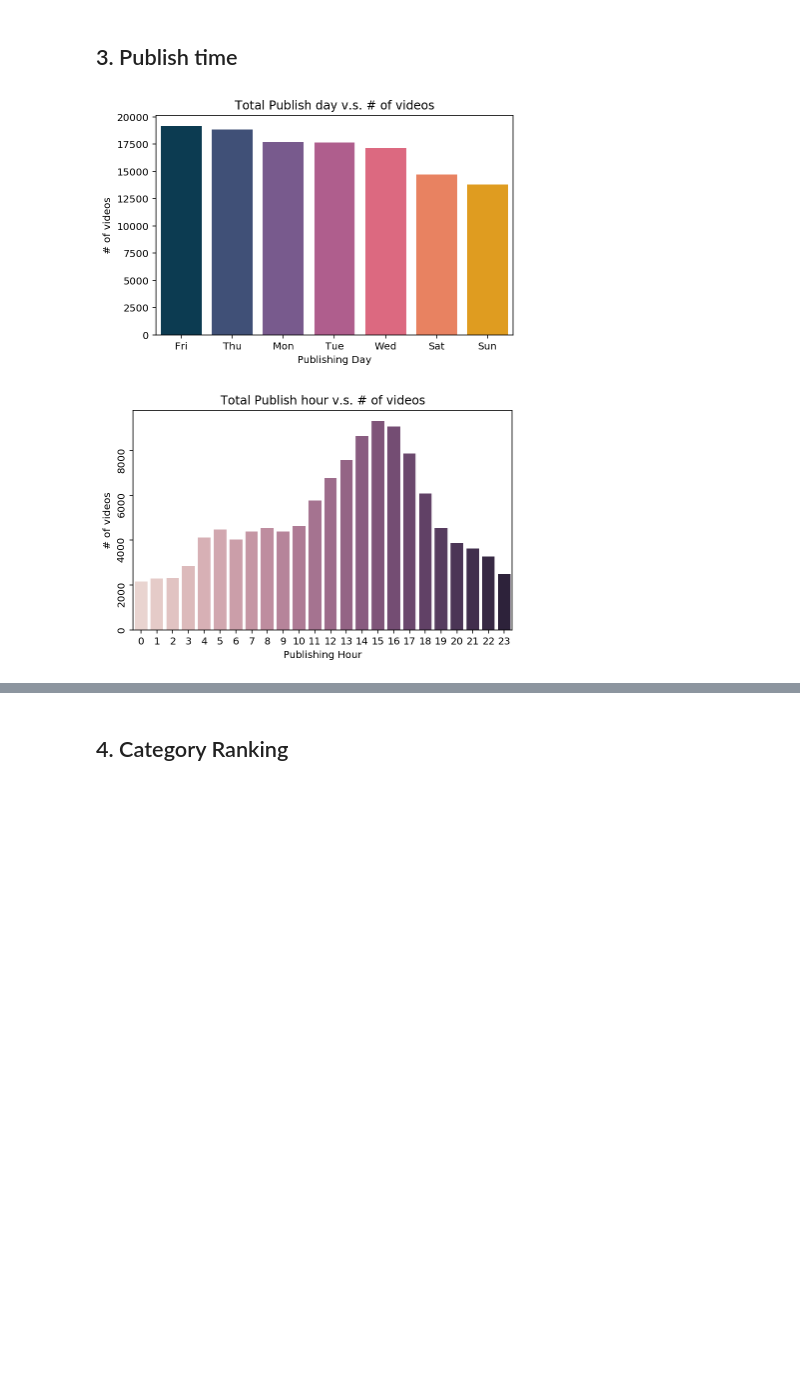
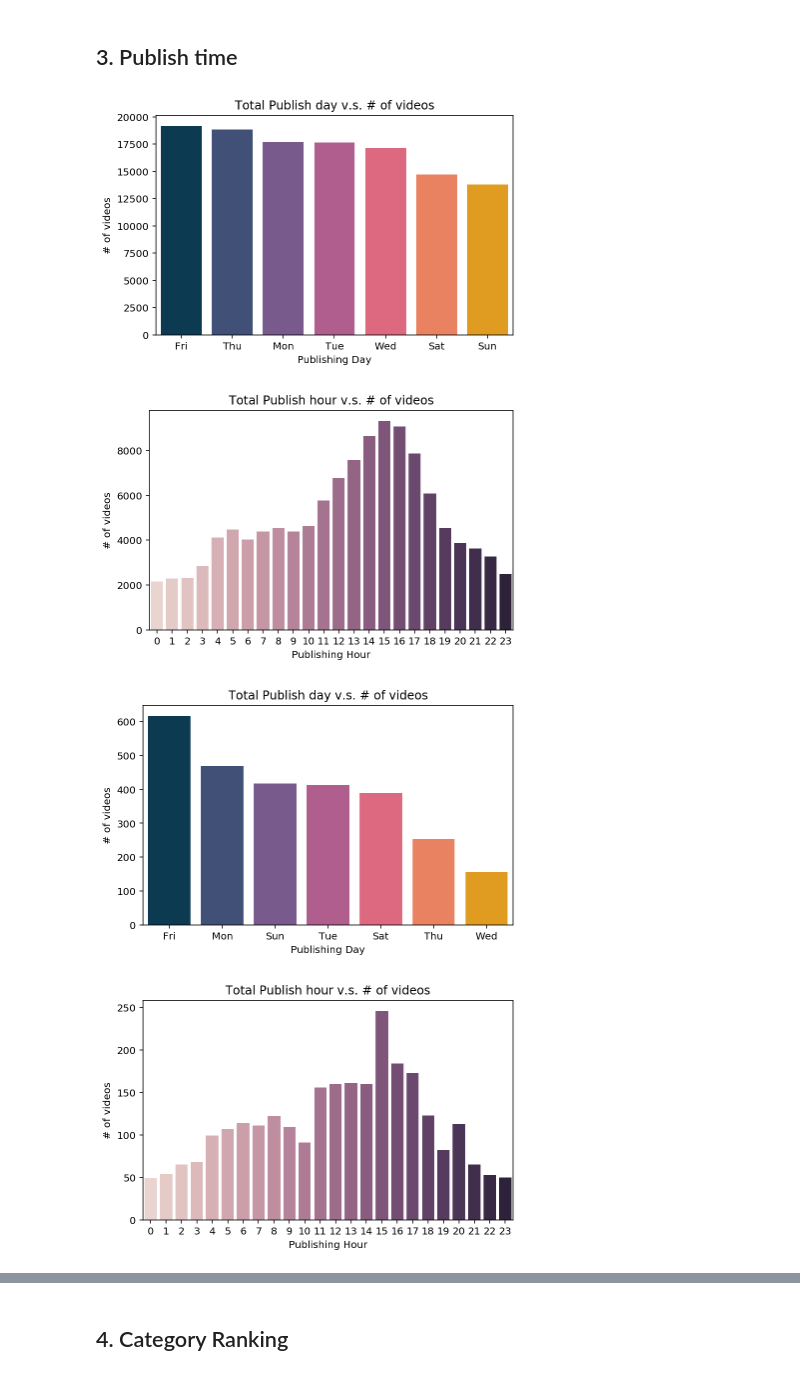
Before and after one commit to danielyou0230/YouTube-Trending-Videos-Analysis-Team-19-FA19, a Jupyter notebook: main.ipynb, the cells around one changed output, grey strips where cells are left out. Saved outputs shown, nothing was run; the diff lists cells and outputs as text; code cells hidden in the pictures; blank space fills up the shorter version.

```diff
--- a/main.ipynb
+++ b/main.ipynb
@@ -68,9 +67,11 @@ ValueError: invalid literal for int() with base 10: '23.0'
 ## 3. Publish time
 # %%
 visualize.plot_publish_info(past_df)
-visualize.plot_publish_info(past_df)
+visualize.plot_publish_info(curr_df)
 # %% [output]
 [figure]
-[figure, old version]
+[figure, new version]
+[figure, added]
+[figure, added]
 # %%
 visualize.plot_publish_info(past_df, country="US")
```
Also changed, not shown: parts of 8 cells of this notebook, 5 other files.
